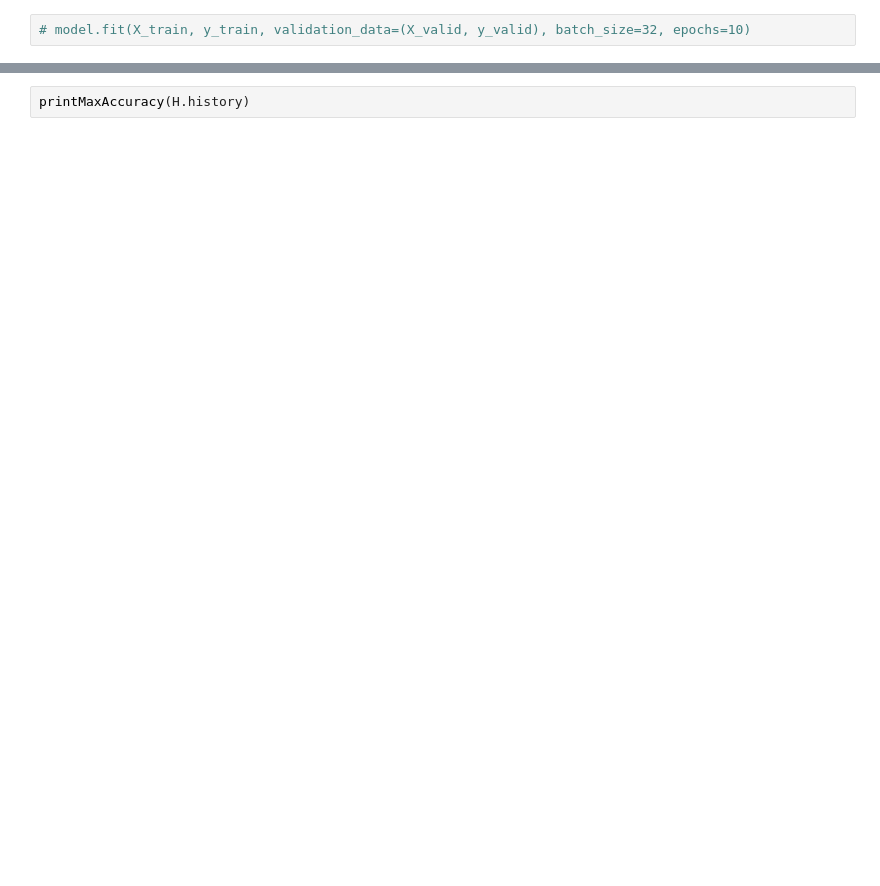
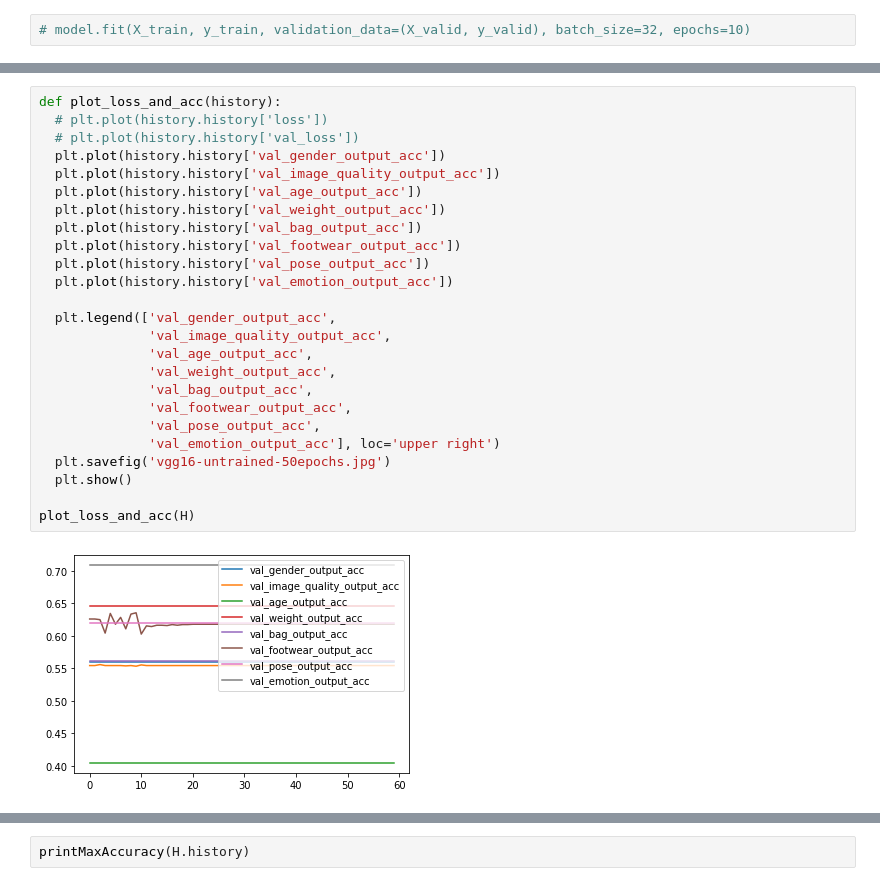
Before and after one commit to praveenraghuvanshi1512/EIP4, a Jupyter notebook: Session5/Assignment5/EIP4_A5_Praveen_Raghuvanshi.ipynb, the cells around one changed output, grey strips where cells are left out. Saved outputs shown, nothing was run; the diff lists cells and outputs as text; blank space fills up the shorter version.

```diff
--- a/Session5/Assignment5/EIP4_A5_Praveen_Raghuvanshi.ipynb
+++ b/Session5/Assignment5/EIP4_A5_Praveen_Raghuvanshi.ipynb
@@ -224,0 +368,27 @@ H = model.fit_generator(
+# %%
+def plot_loss_and_acc(history):
+  # plt.plot(history.history['loss'])
+  # plt.plot(history.history['val_loss'])
+  plt.plot(history.history['val_gender_output_acc'])
+  plt.plot(history.history['val_image_quality_output_acc'])
+  plt.plot(history.history['val_age_output_acc'])
+  plt.plot(history.history['val_weight_output_acc'])
+  plt.plot(history.history['val_bag_output_acc'])
+  plt.plot(history.history['val_footwear_output_acc'])
+  plt.plot(history.history['val_pose_output_acc'])
+  plt.plot(history.history['val_emotion_output_acc'])
+
+  plt.legend(['val_gender_output_acc',
+              'val_image_quality_output_acc',
+              'val_age_output_acc',
+              'val_weight_output_acc',
+              'val_bag_output_acc',
+              'val_footwear_output_acc',
+              'val_pose_output_acc',
+              'val_emotion_output_acc'], loc='upper right')
+  plt.savefig('vgg16-untrained-50epochs.jpg')
+  plt.show()
+
+plot_loss_and_acc(H)
+# %% [output]
+[figure, added]
```
Also changed, not shown: parts of 20 cells of this notebook.
